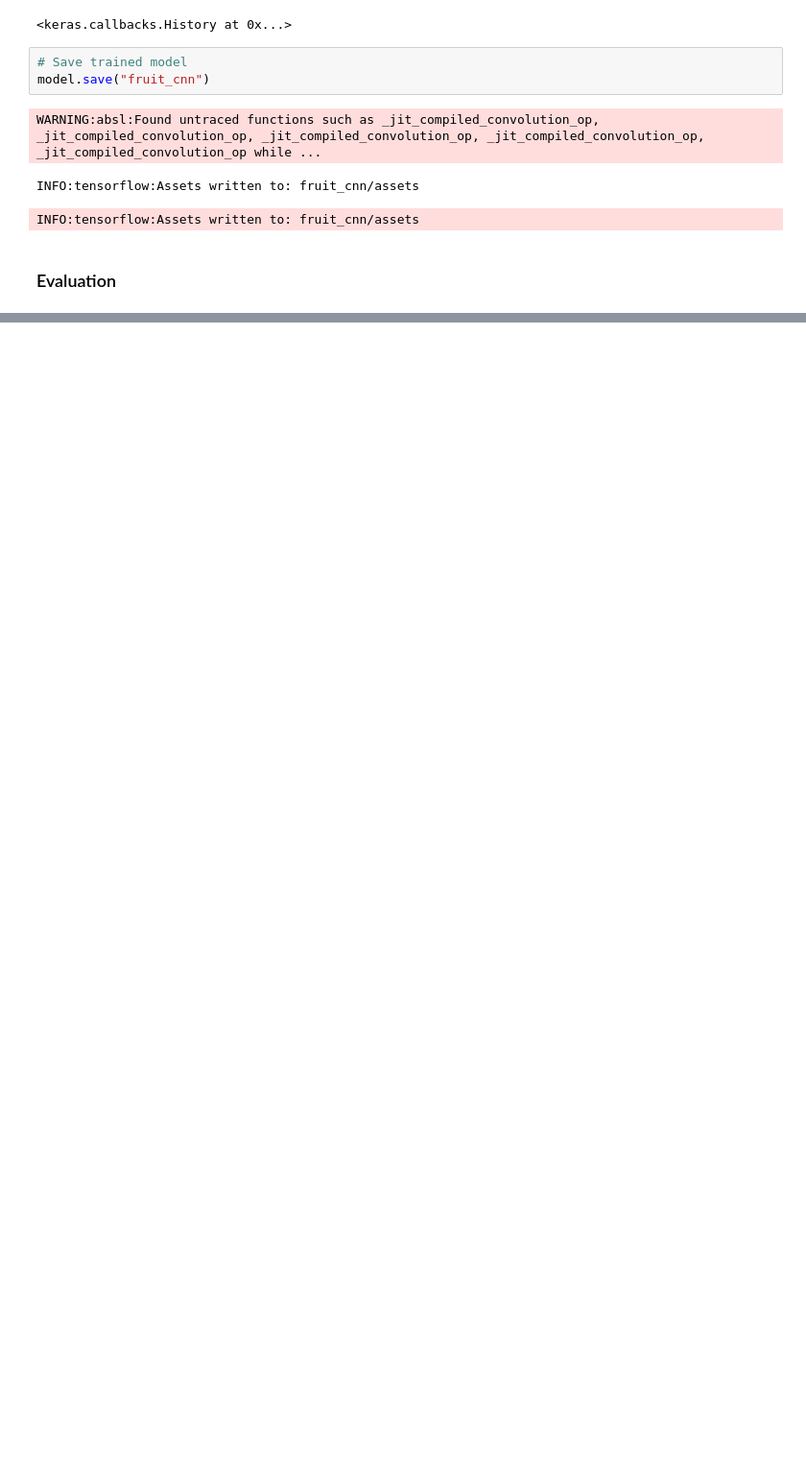
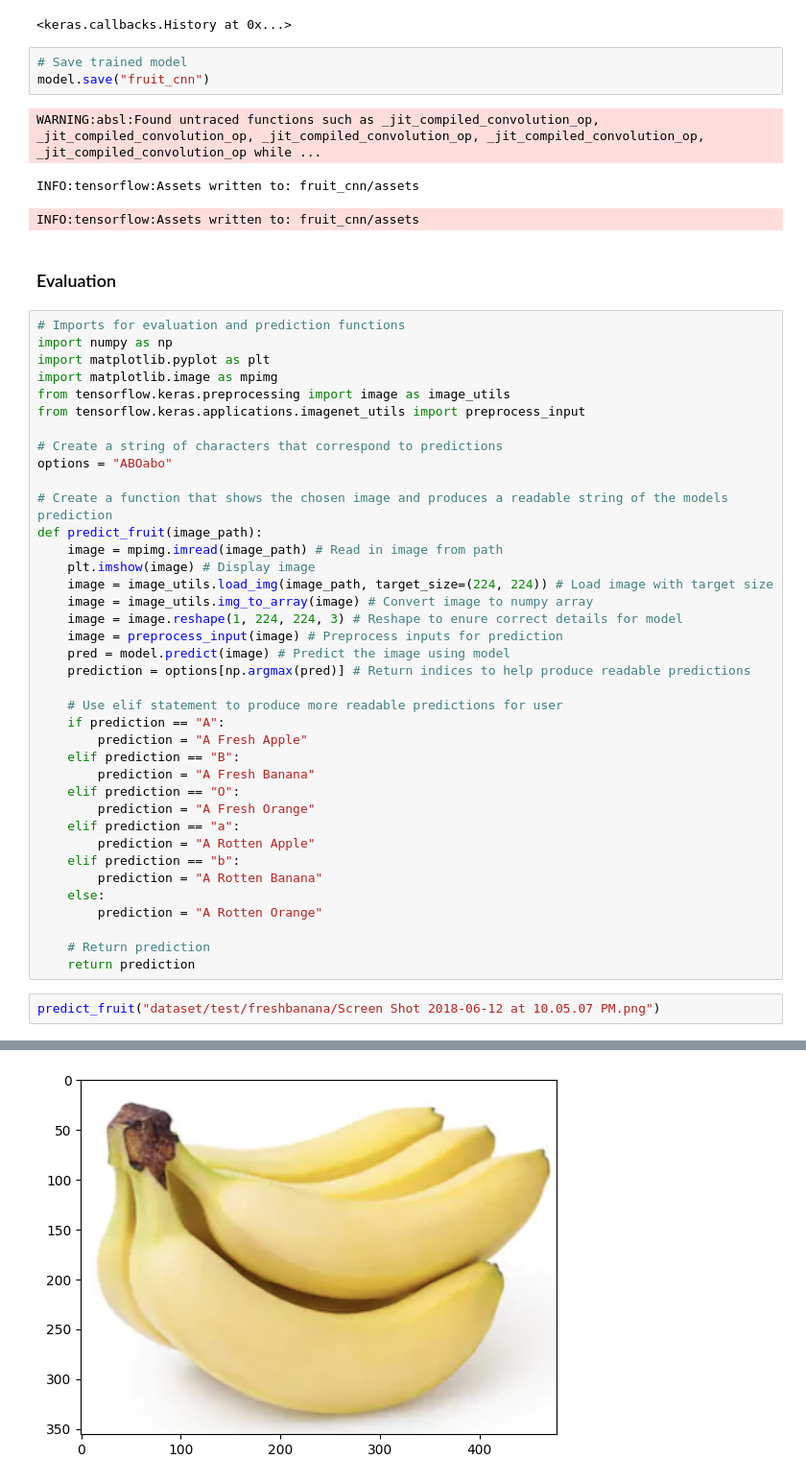
Before and after one commit to MajidKouki/fruit-classification, a Jupyter notebook: fruit-classification.ipynb, the cells around one changed output, grey strips where cells are left out. Shown at 96% size. Saved outputs shown, nothing was run; the diff lists cells and outputs as text; blank space fills up the shorter version.

Commit message:
Created prediction function

```diff
--- a/fruit-classification.ipynb
+++ b/fruit-classification.ipynb
@@ -213,3 +213,44 @@ INFO:tensorflow:Assets written to: fruit_cnn/assets
 INFO:tensorflow:Assets written to: fruit_cnn/assets
 # %% [markdown]
 ### Evaluation
+# %%
+# Imports for evaluation and prediction functions
+import numpy as np
+import matplotlib.pyplot as plt
+import matplotlib.image as mpimg
+from tensorflow.keras.preprocessing import image as image_utils
+from tensorflow.keras.applications.imagenet_utils import preprocess_input
+
+# Create a string of characters that correspond to predictions
+options = "ABOabo"
+
+# Create a function that shows the chosen image and produces a readable string of the models prediction
+def predict_fruit(image_path):
+    image = mpimg.imread(image_path) # Read in image from path
+    plt.imshow(image) # Display image
+    image = image_utils.load_img(image_path, target_size=(224, 224)) # Load image with target size
+    image = image_utils.img_to_array(image) # Convert image to numpy array
+    image = image.reshape(1, 224, 224, 3) # Reshape to enure correct details for model
+    image = preprocess_input(image) # Preprocess inputs for prediction
+    pred = model.predict(image) # Predict the image using model
+    prediction = options[np.argmax(pred)] # Return indices to help produce readable predictions
+
+    # Use elif statement to produce more readable predictions for user
+    if prediction == "A":
+        prediction = "A Fresh Apple"
+    elif prediction == "B":
+        prediction = "A Fresh Banana"
+    elif prediction == "O":
+        prediction = "A Fresh Orange"
+    elif prediction == "a":
+        prediction = "A Rotten Apple"
+    elif prediction == "b":
+        prediction = "A Rotten Banana"
+    else:
+        prediction = "A Rotten Orange"
+
+    # Return prediction
+    return prediction
+# %%
+predict_fruit("dataset/test/freshbanana/Screen Shot 2018-06-12 at 10.05.07 PM.png")
+# %% [output]
@@ -215,0 +259 @@ INFO:tensorflow:Assets written to: fruit_cnn/assets
+[figure, added]
```
Also changed, not shown: parts of 1 cell of this notebook.
